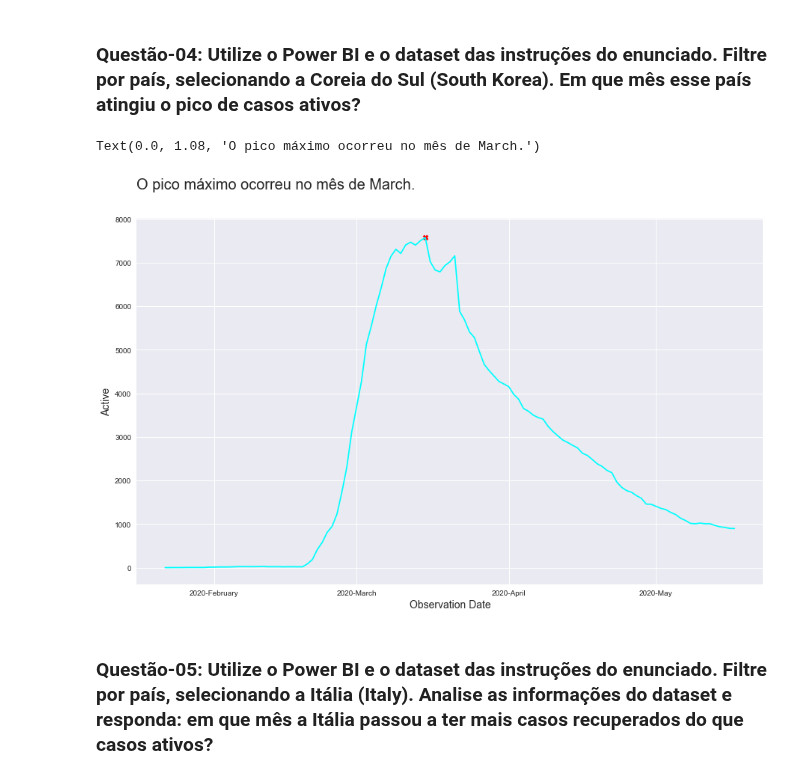
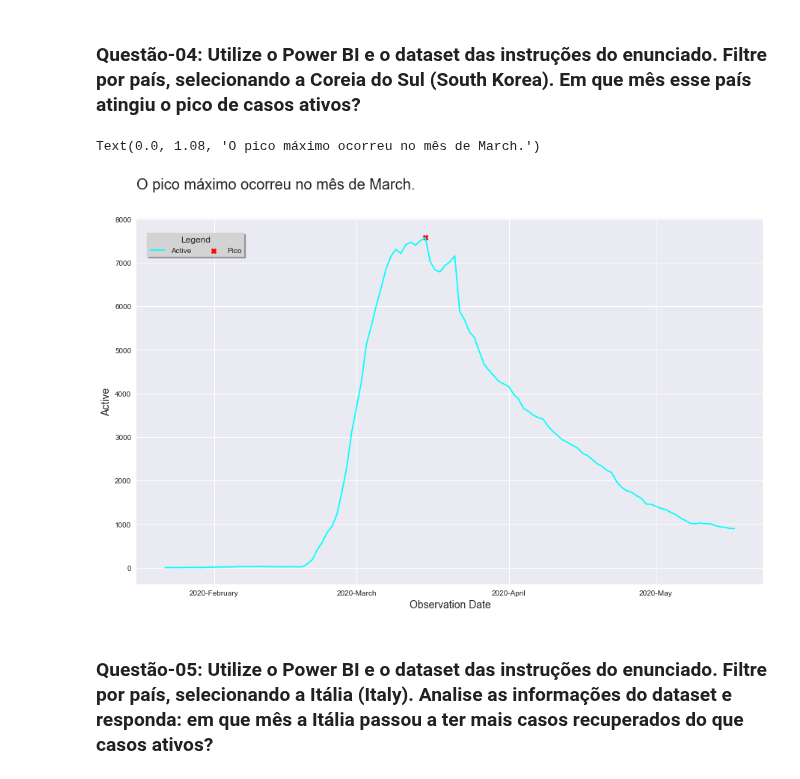
Before and after one commit to Collumbus/Bootcamp-Analista-de-Dados-IGTI, a Jupyter notebook: Modulo-01/Trabalho-01/trabalho-01.ipynb, the cells around one changed output. Saved outputs shown, nothing was run; the diff lists cells and outputs as text; code cells hidden in the pictures.

Commit message:
acertos em legendas

```diff
--- a/Modulo-01/Trabalho-01/trabalho-01.ipynb
+++ b/Modulo-01/Trabalho-01/trabalho-01.ipynb
@@ -109,23 +109,25 @@ month = pd.to_datetime(str(m_peak[0])).strftime('%B')
 # %%
 %matplotlib inline
 fig, ax = plt.subplots(figsize=(15,9))
 x = df['ObservationDate'].loc[df['Country/Region'] == 'South Korea']
-ax.plot(x, df['Active'].loc[df['Country/Region'] == 'South Korea'], color='cyan')
+ax.plot(x, df['Active'].loc[df['Country/Region'] == 'South Korea'], color='cyan', label='Active')
 ax.set_xlabel('Observation Date', fontsize=14)
 ax.set_ylabel('Active', fontsize=14)
 locator = AutoDateLocator(minticks=3, maxticks=5)
 date_fmt = DateFormatter('%Y-%B')
 ax.xaxis.set_major_locator(locator)
 ax.xaxis.set_major_formatter(date_fmt)
-plt.scatter(m_peak, peak, linewidths= 0.5, marker='X', facecolor='red')
-
+plt.scatter(m_peak, peak, linewidths= 0.5, marker='X', facecolor='red', label='Pico')
+ax.legend(loc="upper left", bbox_to_anchor=[0.01, 0.97], ncol=2,
+          shadow=True, frameon=True, title="Legend", title_fontsize=12,
+          fancybox=False, facecolor="lightgrey")
 plt.text(0.0, 1.08, f'O pico máximo ocorreu no mês de {month}.',
          horizontalalignment='left',
          fontsize=20,
          transform = ax.transAxes)
 # %% [output]
 Text(0.0, 1.08, 'O pico máximo ocorreu no mês de March.')
-[figure, old version]
+[figure, new version]
 # %% [markdown]
 ### Questão-05: Utilize o Power BI e o dataset das instruções do enunciado. Filtre por país, selecionando a Itália (Italy). Analise as informações do dataset e responda: em que mês a Itália passou a ter mais casos recuperados do que casos ativos?
 # %%
```
Also changed, not shown: parts of 3 cells of this notebook.
